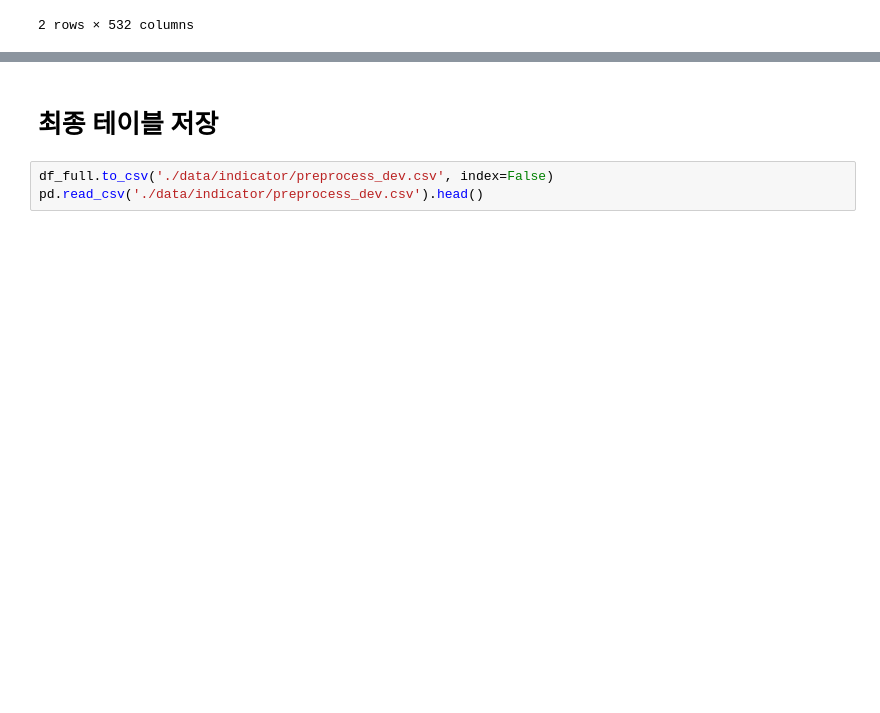
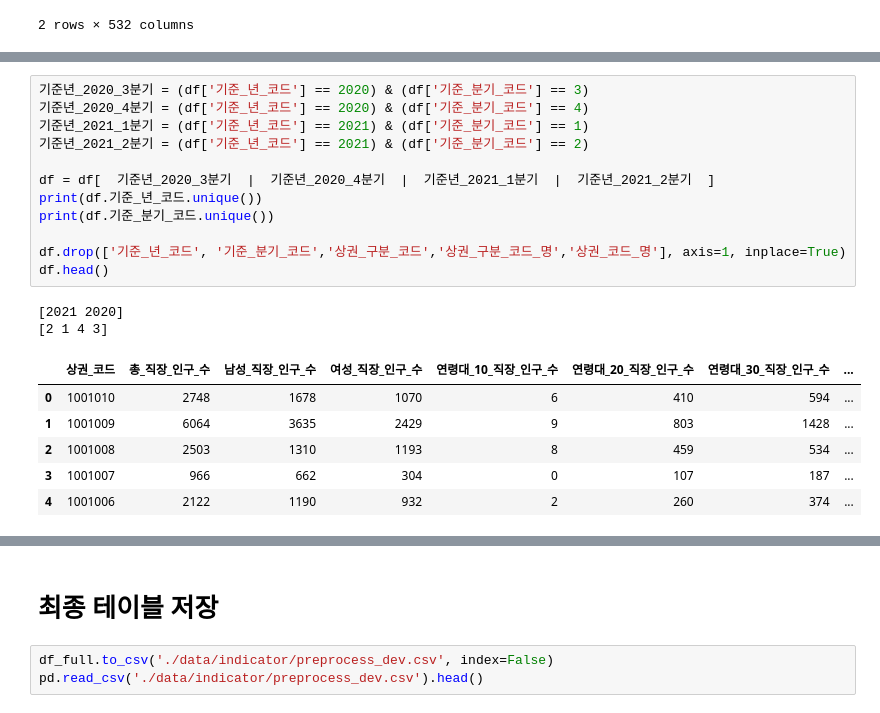
Before and after one commit to unknown-jun/seoul_data_contest, a Jupyter notebook: 상권_발달-지표/[상권발달] 2. Preprocessing.ipynb, the cells around one changed output, grey strips where cells are left out. Drawn from its saved outputs; the diff is of its cells as text; blank space fills up the shorter version.

```diff
--- a/상권_발달-지표/[상권발달] 2. Preprocessing.ipynb
+++ b/상권_발달-지표/[상권발달] 2. Preprocessing.ipynb
@@ -457,0 +470,21 @@ df_full.head()
+# %%
+기준년_2020_3분기 = (df['기준_년_코드'] == 2020) & (df['기준_분기_코드'] == 3)
+기준년_2020_4분기 = (df['기준_년_코드'] == 2020) & (df['기준_분기_코드'] == 4)
+기준년_2021_1분기 = (df['기준_년_코드'] == 2021) & (df['기준_분기_코드'] == 1)
+기준년_2021_2분기 = (df['기준_년_코드'] == 2021) & (df['기준_분기_코드'] == 2)
+
+df = df[  기준년_2020_3분기  |  기준년_2020_4분기  |  기준년_2021_1분기  |  기준년_2021_2분기  ]
+print(df.기준_년_코드.unique())
+print(df.기준_분기_코드.unique())
+
+df.drop(['기준_년_코드', '기준_분기_코드','상권_구분_코드','상권_구분_코드_명','상권_코드_명'], axis=1, inplace=True)
+df.head()
+# %% [output]
+[2021 2020]
+[2 1 4 3]
+|  | 상권_코드 | 총_직장_인구_수 | 남성_직장_인구_수 | 여성_직장_인구_수 | 연령대_10_직장_인구_수 | 연령대_20_직장_인구_수 | 연령대_30_직장_인구_수 | ... |
+| 0 | 1001010 | 2748 | 1678 | 1070 | 6 | 410 | 594 | ... |
+| 1 | 1001009 | 6064 | 3635 | 2429 | 9 | 803 | 1428 | ... |
+| 2 | 1001008 | 2503 | 1310 | 1193 | 8 | 459 | 534 | ... |
+| 3 | 1001007 | 966 | 662 | 304 | 0 | 107 | 187 | ... |
+| 4 | 1001006 | 2122 | 1190 | 932 | 2 | 260 | 374 | ... |
```
Also changed, not shown: parts of 10 cells of this notebook, 1 other file.
